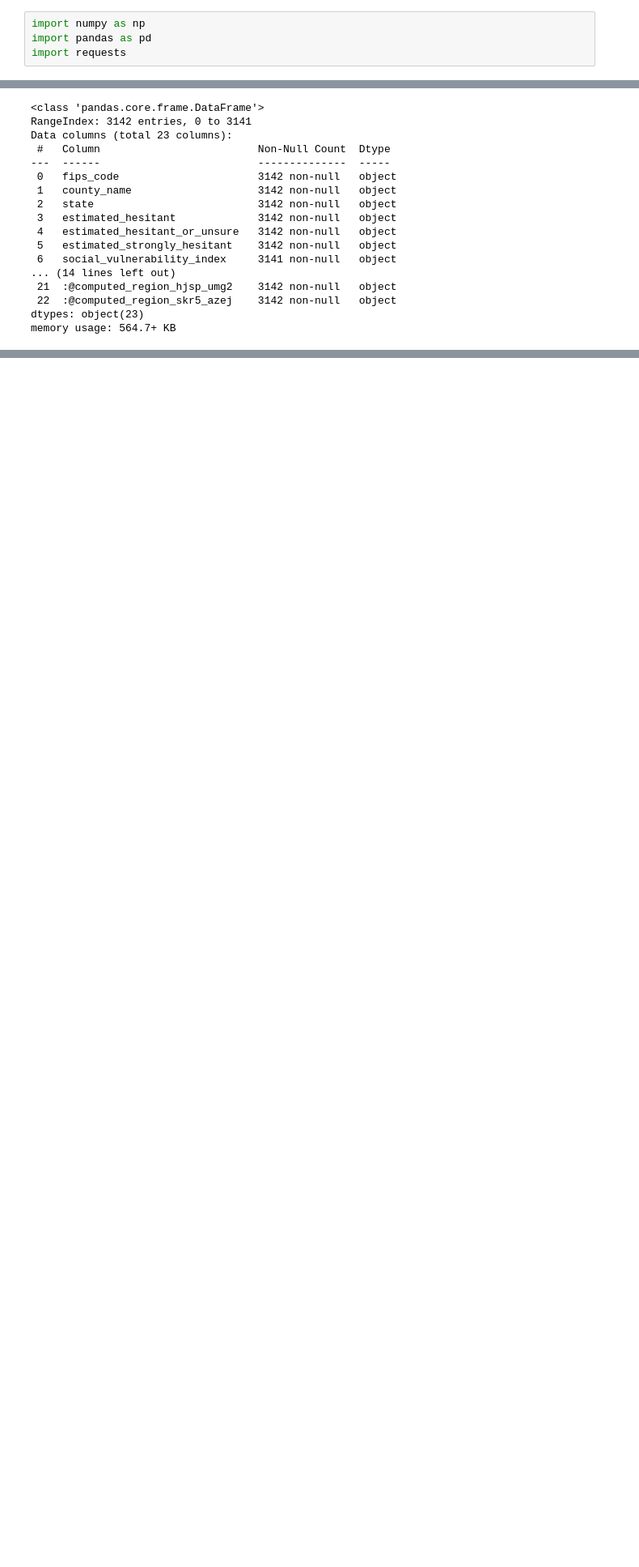
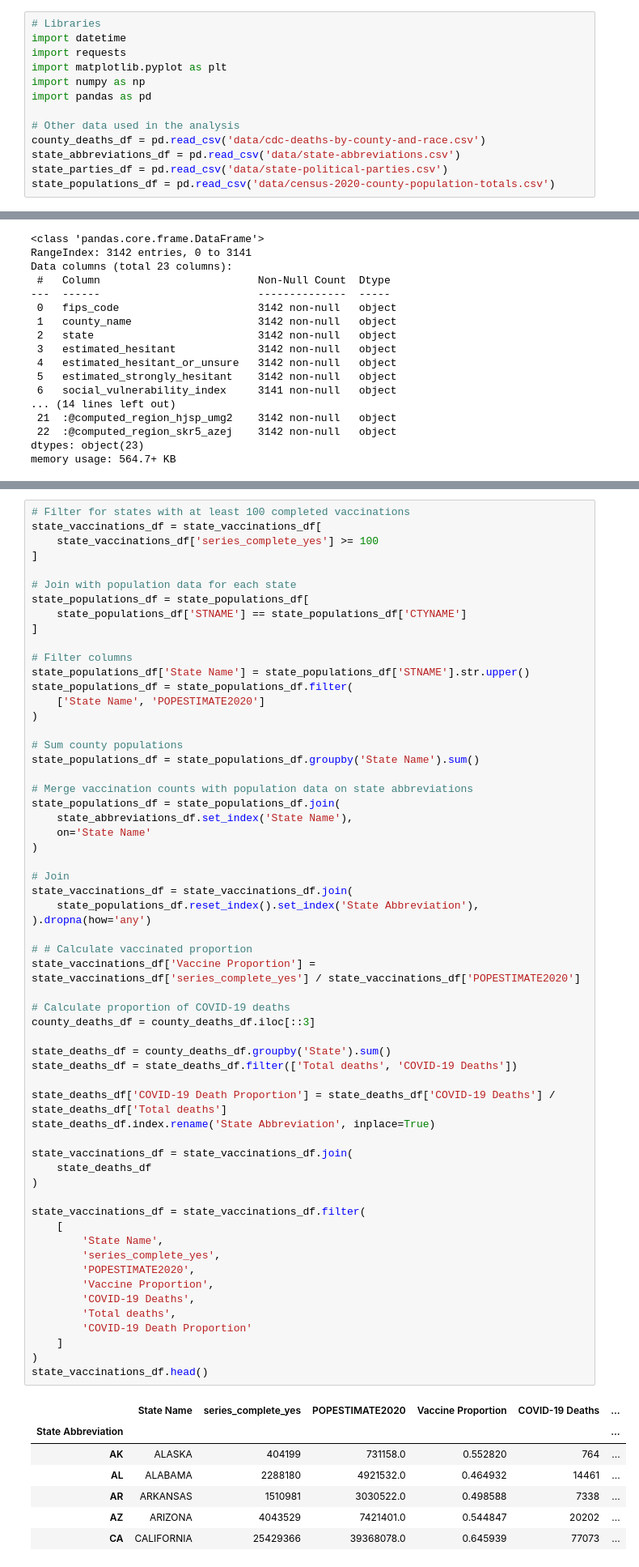
Before and after one commit to gspiga/STAT141Bfinal, a Jupyter notebook: CDC Vaccine Hesitancy Master.ipynb, the cells around one changed output, grey strips where cells are left out. Shown at 81% size. Cells and saved outputs as stored; diff of their text form; blank space fills up the shorter version.

```diff
--- a/CDC Vaccine Hesitancy Master.ipynb
+++ b/CDC Vaccine Hesitancy Master.ipynb
@@ -6,5 +13,14 @@ In this notebook, we explore data provided by the CDC in regards to the hesistan
 # %%
+# Libraries
+import datetime
+import requests
+import matplotlib.pyplot as plt
 import numpy as np
 import pandas as pd
-import requests
+
+# Other data used in the analysis
+county_deaths_df = pd.read_csv('data/cdc-deaths-by-county-and-race.csv')
+state_abbreviations_df = pd.read_csv('data/state-abbreviations.csv')
+state_parties_df = pd.read_csv('data/state-political-parties.csv')
+state_populations_df = pd.read_csv('data/census-2020-county-population-totals.csv')
 # %% [markdown]
@@ -72 +174,68 @@ memory usage: 564.7+ KB
+# %%
+# Filter for states with at least 100 completed vaccinations
+state_vaccinations_df = state_vaccinations_df[
+    state_vaccinations_df['series_complete_yes'] >= 100
+]
+
+# Join with population data for each state
+state_populations_df = state_populations_df[
+    state_populations_df['STNAME'] == state_populations_df['CTYNAME']
+]
+
+# Filter columns
+state_populations_df['State Name'] = state_populations_df['STNAME'].str.upper()
+state_populations_df = state_populations_df.filter(
+    ['State Name', 'POPESTIMATE2020']
+)
+
+# Sum county populations
+state_populations_df = state_populations_df.groupby('State Name').sum()
+
+# Merge vaccination counts with population data on state abbreviations
+state_populations_df = state_populations_df.join(
+    state_abbreviations_df.set_index('State Name'),
+    on='State Name'
+)
+
+# Join
+state_vaccinations_df = state_vaccinations_df.join(
+    state_populations_df.reset_index().set_index('State Abbreviation'),
+).dropna(how='any')
+
+# # Calculate vaccinated proportion
+state_vaccinations_df['Vaccine Proportion'] = state_vaccinations_df['series_complete_yes'] / state_vaccinations_df['POPESTIMATE2020']
+
+# Calculate proportion of COVID-19 deaths
+county_deaths_df = county_deaths_df.iloc[::3]
+
+state_deaths_df = county_deaths_df.groupby('State').sum()
+state_deaths_df = state_deaths_df.filter(['Total deaths', 'COVID-19 Deaths'])
+
+state_deaths_df['COVID-19 Death Proportion'] = state_deaths_df['COVID-19 Deaths'] / state_deaths_df['Total deaths']
+state_deaths_df.index.rename('State Abbreviation', inplace=True)
+
+state_vaccinations_df = state_vaccinations_df.join(
+    state_deaths_df
+)
+
+state_vaccinations_df = state_vaccinations_df.filter(
+    [
+        'State Name',
+        'series_complete_yes',
+        'POPESTIMATE2020',
+        'Vaccine Proportion',
+        'COVID-19 Deaths',
+        'Total deaths',
+        'COVID-19 Death Proportion'
+    ]
+)
+state_vaccinations_df.head()
+# %% [output]
+|  | State Name | series_complete_yes | POPESTIMATE2020 | Vaccine Proportion | COVID-19 Deaths | ... |
+| State Abbreviation |  |  |  |  |  | ... |
+| AK | ALASKA | 404199 | 731158.0 | 0.552820 | 764 | ... |
+| AL | ALABAMA | 2288180 | 4921532.0 | 0.464932 | 14461 | ... |
+| AR | ARKANSAS | 1510981 | 3030522.0 | 0.498588 | 7338 | ... |
+| AZ | ARIZONA | 4043529 | 7421401.0 | 0.544847 | 20202 | ... |
+| CA | CALIFORNIA | 25429366 | 39368078.0 | 0.645939 | 77073 | ... |
 # %% [markdown]
```
Also changed, not shown: parts of 17 cells of this notebook.
